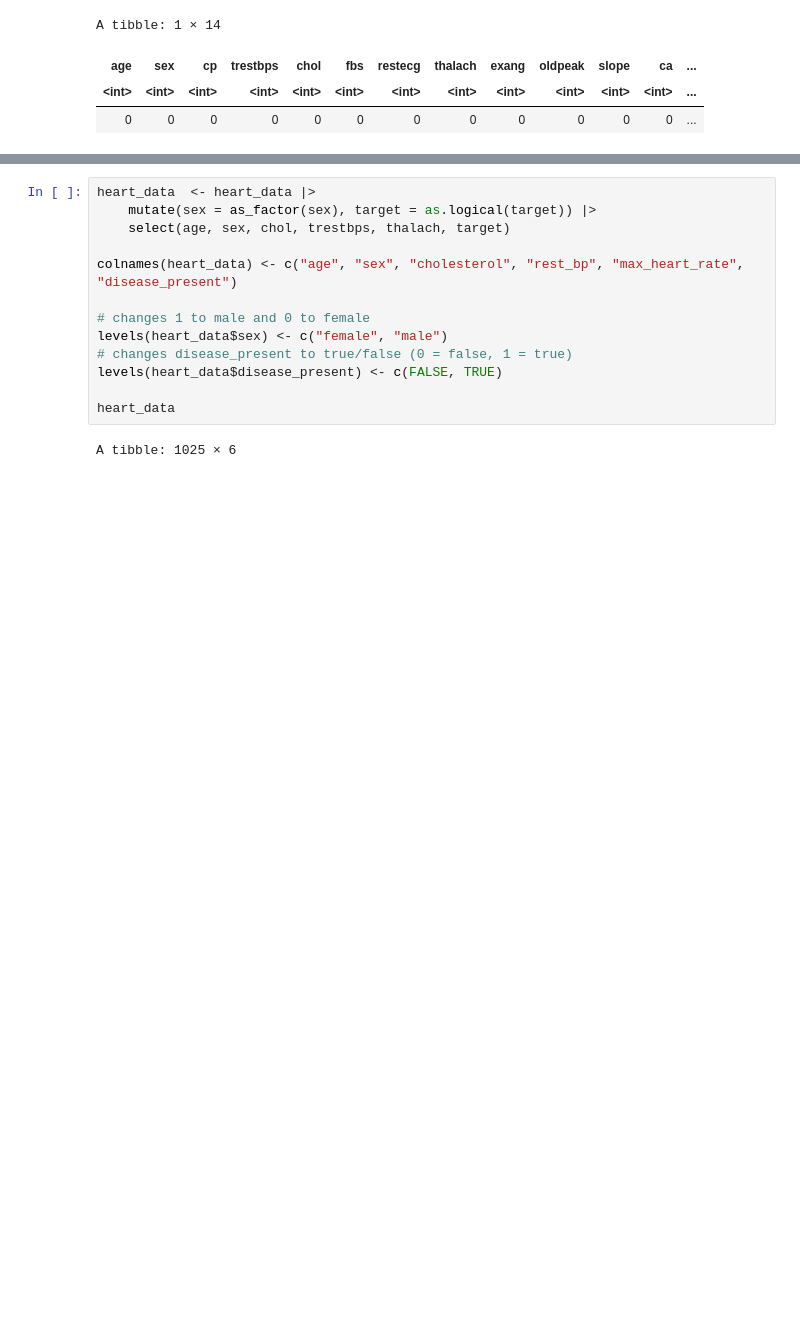
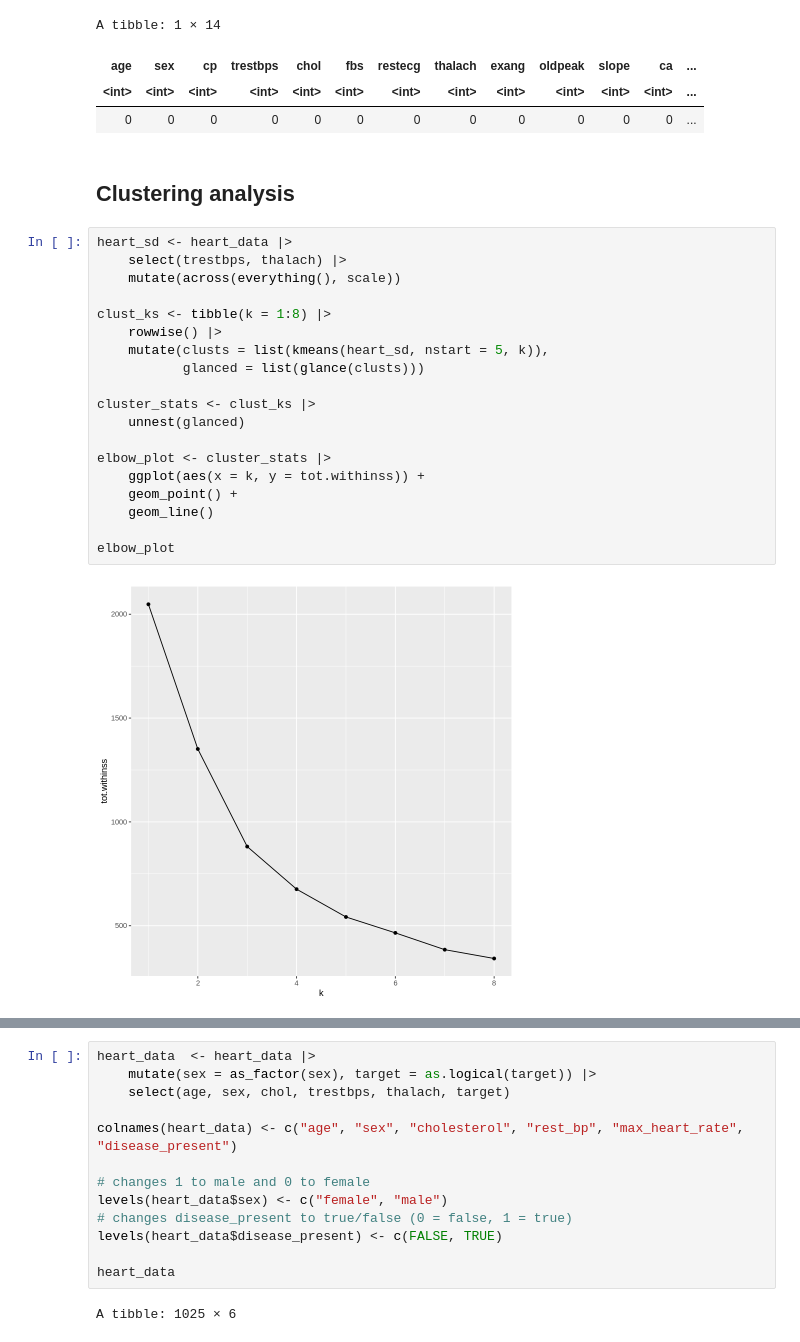
Before and after one commit to vyle2003/DSCI-100-Project, a Jupyter notebook: DSCI Data Exploration.ipynb, the cells around one changed output, grey strips where cells are left out. Cells and saved outputs as stored; diff of their text form; blank space fills up the shorter version.

Commit message:
Added clustering to analysis

```diff
--- a/DSCI Data Exploration.ipynb
+++ b/DSCI Data Exploration.ipynb
@@ -81,3 +80,26 @@ A tibble: 1 × 14
 | age | sex | cp | trestbps | chol | fbs | restecg | thalach | exang | oldpeak | slope | ca | ... |
 | <int> | <int> | <int> | <int> | <int> | <int> | <int> | <int> | <int> | <int> | <int> | <int> | ... |
 | 0 | 0 | 0 | 0 | 0 | 0 | 0 | 0 | 0 | 0 | 0 | 0 | ... |
+# %% [markdown]
+## Clustering analysis
+# %%
+heart_sd <- heart_data |>
+    select(trestbps, thalach) |>
+    mutate(across(everything(), scale))
+
+clust_ks <- tibble(k = 1:8) |>
+    rowwise() |>
+    mutate(clusts = list(kmeans(heart_sd, nstart = 5, k)),
+           glanced = list(glance(clusts)))
+
+cluster_stats <- clust_ks |>
+    unnest(glanced)
+
+elbow_plot <- cluster_stats |>
+    ggplot(aes(x = k, y = tot.withinss)) +
+    geom_point() +
+    geom_line()
+
+elbow_plot
+# %% [output]
+[figure, added]
```
Also changed, not shown: parts of 4 cells of this notebook.
